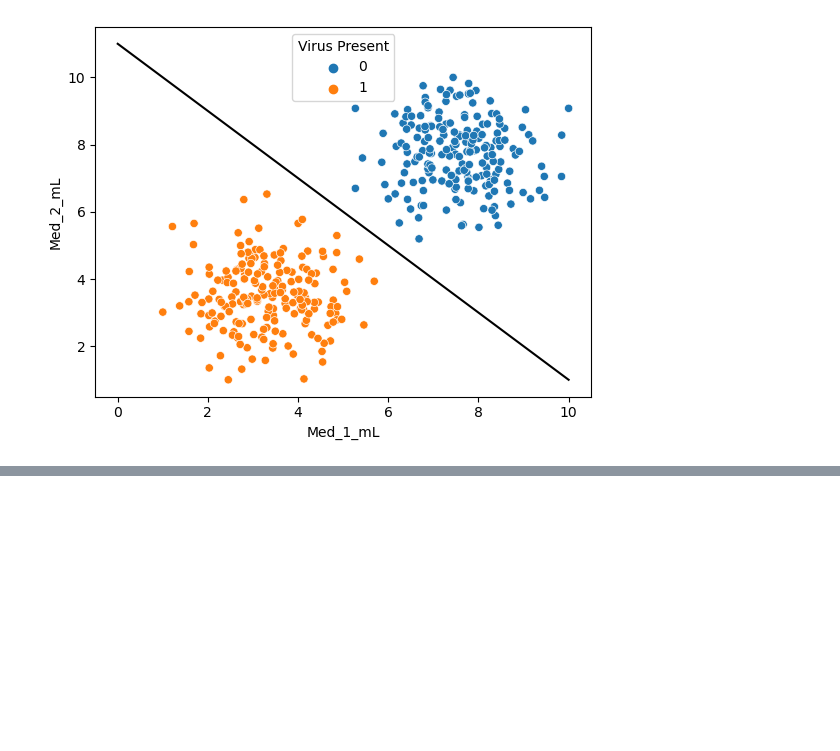
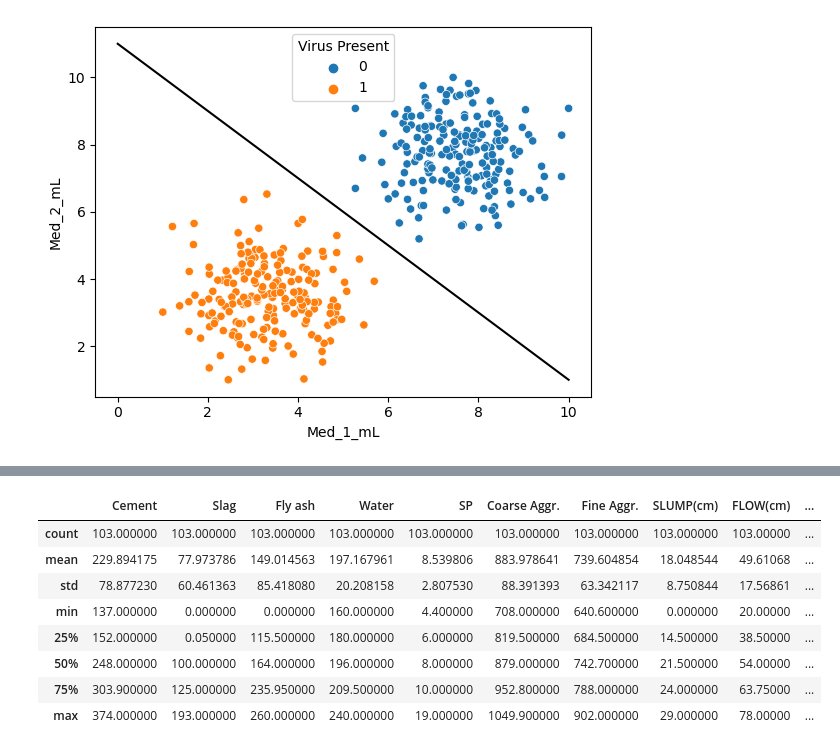
Before and after one commit to Emekaiscoding/ML_progress, a Jupyter notebook: support_vector_machines.ipynb, the cells around one changed output, grey strips where cells are left out. Saved outputs shown, nothing was run; the diff lists cells and outputs as text; code cells hidden in the pictures; blank space fills up the shorter version.

```diff
--- a/support_vector_machines.ipynb
+++ b/support_vector_machines.ipynb
@@ -29,0 +116,12 @@ plt.show();
+# %%
+df.describe()
+# %% [output]
+|  | Cement | Slag | Fly ash | Water | SP | Coarse Aggr. | Fine Aggr. | SLUMP(cm) | FLOW(cm) | ... |
+| count | 103.000000 | 103.000000 | 103.000000 | 103.000000 | 103.000000 | 103.000000 | 103.000000 | 103.000000 | 103.00000 | ... |
+| mean | 229.894175 | 77.973786 | 149.014563 | 197.167961 | 8.539806 | 883.978641 | 739.604854 | 18.048544 | 49.61068 | ... |
+| std | 78.877230 | 60.461363 | 85.418080 | 20.208158 | 2.807530 | 88.391393 | 63.342117 | 8.750844 | 17.56861 | ... |
+| min | 137.000000 | 0.000000 | 0.000000 | 160.000000 | 4.400000 | 708.000000 | 640.600000 | 0.000000 | 20.00000 | ... |
+| 25% | 152.000000 | 0.050000 | 115.500000 | 180.000000 | 6.000000 | 819.500000 | 684.500000 | 14.500000 | 38.50000 | ... |
+| 50% | 248.000000 | 100.000000 | 164.000000 | 196.000000 | 8.000000 | 879.000000 | 742.700000 | 21.500000 | 54.00000 | ... |
+| 75% | 303.900000 | 125.000000 | 235.950000 | 209.500000 | 10.000000 | 952.800000 | 788.000000 | 24.000000 | 63.75000 | ... |
+| max | 374.000000 | 193.000000 | 260.000000 | 240.000000 | 19.000000 | 1049.900000 | 902.000000 | 29.000000 | 78.00000 | ... |
```
Also changed, not shown: parts of 42 cells of this notebook, 4 other files.
